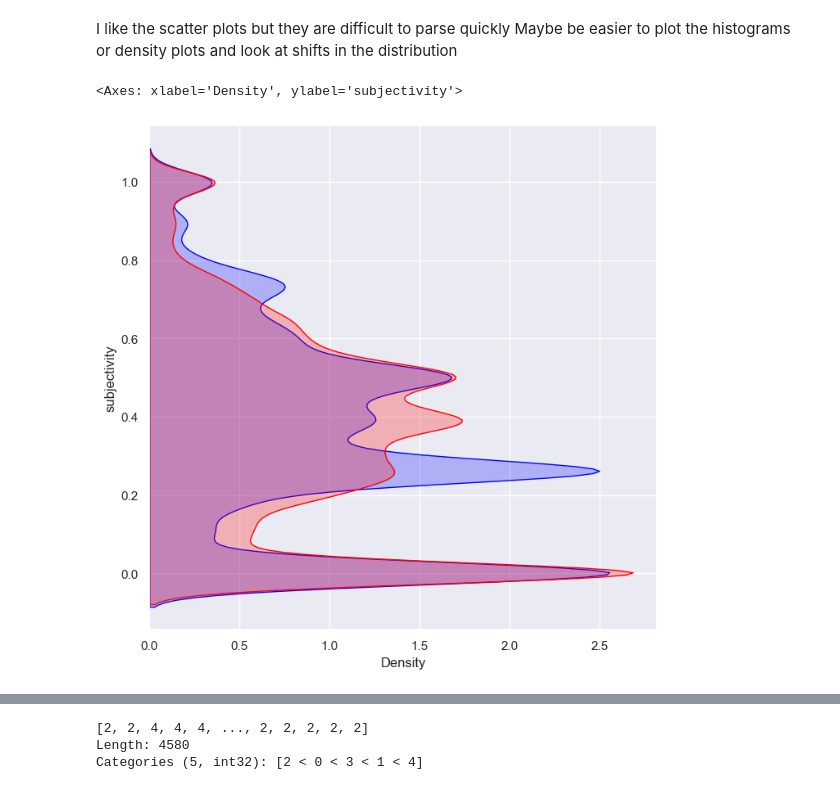
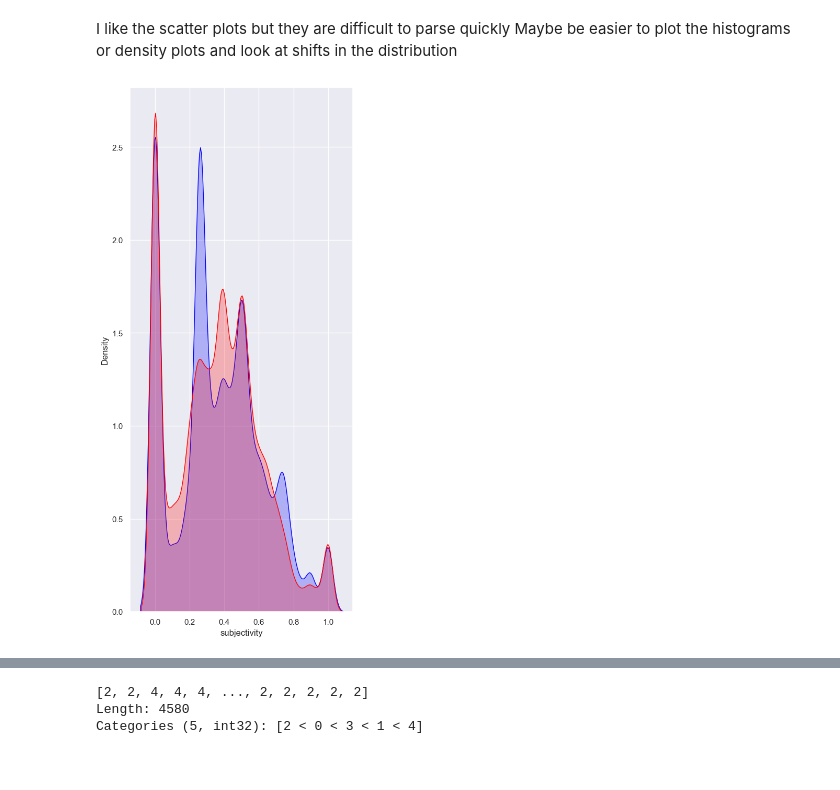
Before and after one commit to tonykelly00/social-media-election_project, a Jupyter notebook: notebooks/BlueSky.ipynb, the cells around one changed output, grey strips where cells are left out. Drawn from its saved outputs; the diff is of its cells as text; code cells hidden in the pictures.

```diff
--- a/notebooks/BlueSky.ipynb
+++ b/notebooks/BlueSky.ipynb
@@ -266,13 +270,14 @@ Maybe be easier to plot the histograms or density plots and look at shifts in th
 # %%
 fig, ax = plt.subplots(figsize=(8, 8))
 # sns.histplot(data=df, x='subjectivity', ax=ax)
 # sns.histplot(data=AFD_df, x='subjectivity', ax=ax, color='red')
 
-sns.kdeplot(df_b, y='subjectivity', color='blue', fill=True, label='Distribution 1', bw_adjust=0.5)
-sns.kdeplot(df_a, y='subjectivity', color='red', fill=True, label='Distribution 2', bw_adjust=0.5)
+sns.kdeplot(df_b, x='subjectivity', color='blue', fill=True, label='Distribution 1', bw_adjust=0.5)
+sns.kdeplot(df_a, x='subjectivity', color='red', fill=True, label='Distribution 2', bw_adjust=0.5)
+
+fig.savefig('../figs/subjectivity_histo.svg')
 # %% [output]
-<Axes: xlabel='Density', ylabel='subjectivity'>
-[figure, old version]
+[figure, new version]
 # %%
 fig, ax = plt.subplots(figsize=(8, 8))
 # sns.histplot(data=df, x='subjectivity', ax=ax)
```
Also changed, not shown: parts of 15 cells of this notebook.
